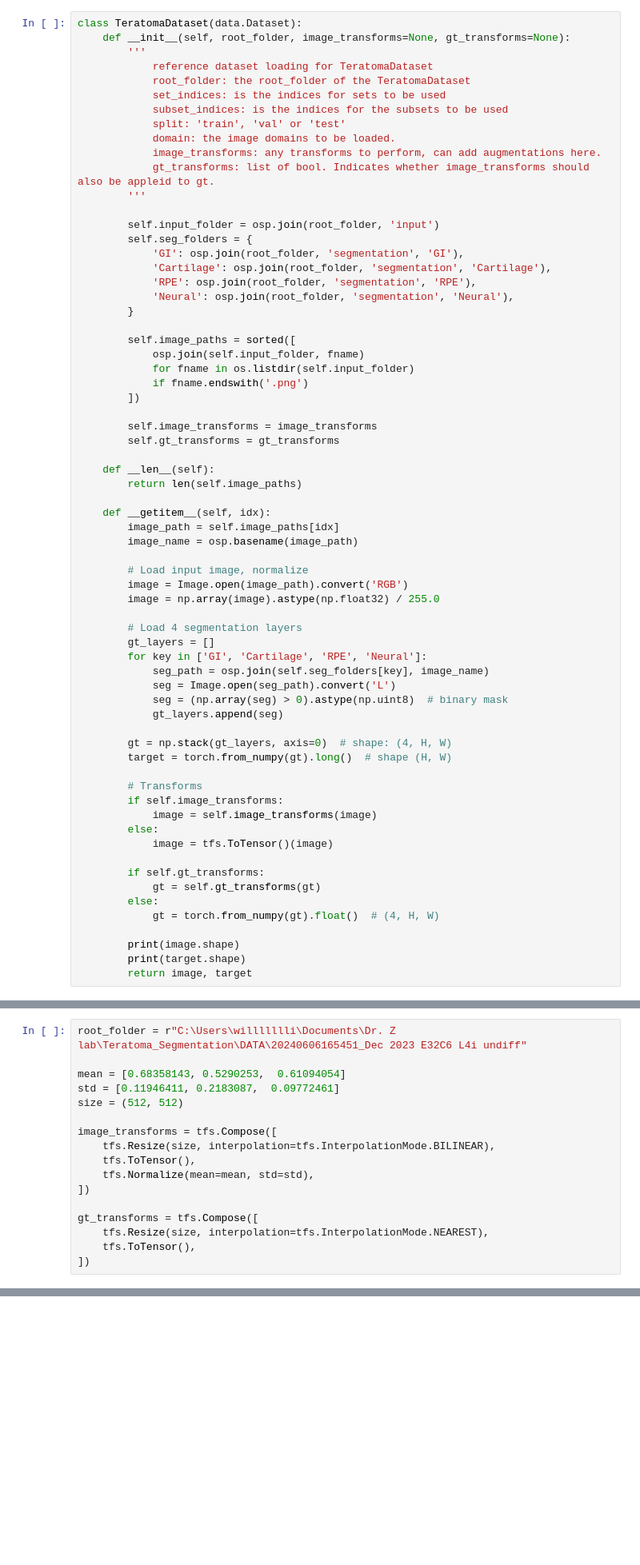
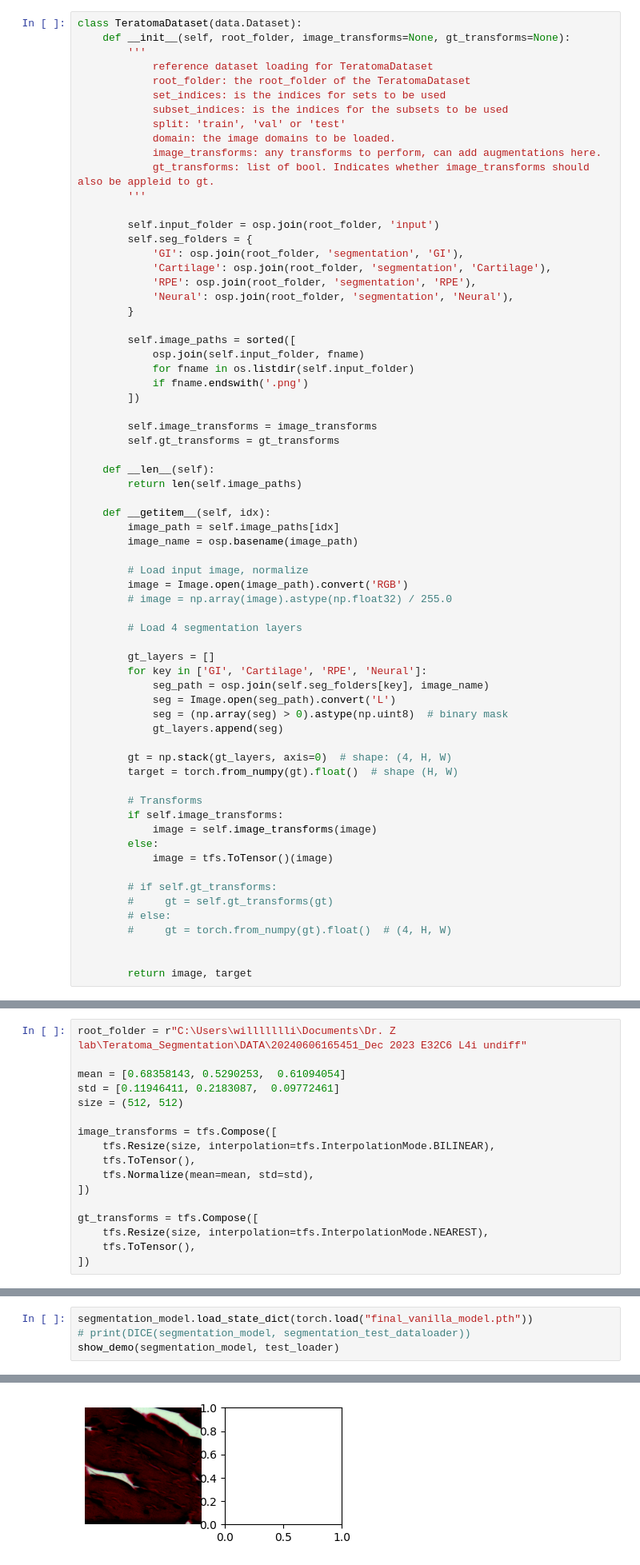
Before and after one commit to lilchromozome/Teratoma_Segmentation, a Jupyter notebook: teratoma_segmentation.ipynb, the cells around one changed output, grey strips where cells are left out. Shown at 80% size. Saved outputs shown, nothing was run; the diff lists cells and outputs as text; blank space fills up the shorter version.

```diff
--- a/teratoma_segmentation.ipynb
+++ b/teratoma_segmentation.ipynb
@@ -83,9 +83,10 @@ class TeratomaDataset(data.Dataset):
 
         # Load input image, normalize
         image = Image.open(image_path).convert('RGB')
-        image = np.array(image).astype(np.float32) / 255.0
+        # image = np.array(image).astype(np.float32) / 255.0
 
         # Load 4 segmentation layers
+
         gt_layers = []
         for key in ['GI', 'Cartilage', 'RPE', 'Neural']:
             seg_path = osp.join(self.seg_folders[key], image_name)
@@ -94,7 +95,7 @@ class TeratomaDataset(data.Dataset):
             gt_layers.append(seg)
 
         gt = np.stack(gt_layers, axis=0)  # shape: (4, H, W)
-        target = torch.from_numpy(gt).long()  # shape (H, W)
+        target = torch.from_numpy(gt).float()  # shape (H, W)
 
         # Transforms
         if self.image_transforms:
@@ -102,13 +103,12 @@ class TeratomaDataset(data.Dataset):
         else:
             image = tfs.ToTensor()(image)
 
-        if self.gt_transforms:
-            gt = self.gt_transforms(gt)
-        else:
-            gt = torch.from_numpy(gt).float()  # (4, H, W)
+        # if self.gt_transforms:
+        #     gt = self.gt_transforms(gt)
+        # else:
+        #     gt = torch.from_numpy(gt).float()  # (4, H, W)
 
-        print(image.shape)
-        print(target.shape)
+
         return image, target
 # %% [markdown]
 # Model Architecture
@@ -334,0 +347,5 @@ TypeError: Unexpected type <class 'numpy.ndarray'>
+# %%
+segmentation_model.load_state_dict(torch.load("final_vanilla_model.pth"))
+# print(DICE(segmentation_model, segmentation_test_dataloader))
+show_demo(segmentation_model, test_loader)
+# %% [output]
@@ -334,0 +354 @@ TypeError: Unexpected type <class 'numpy.ndarray'>
+[figure, added]
```
Also changed, not shown: parts of 2 cells of this notebook.
